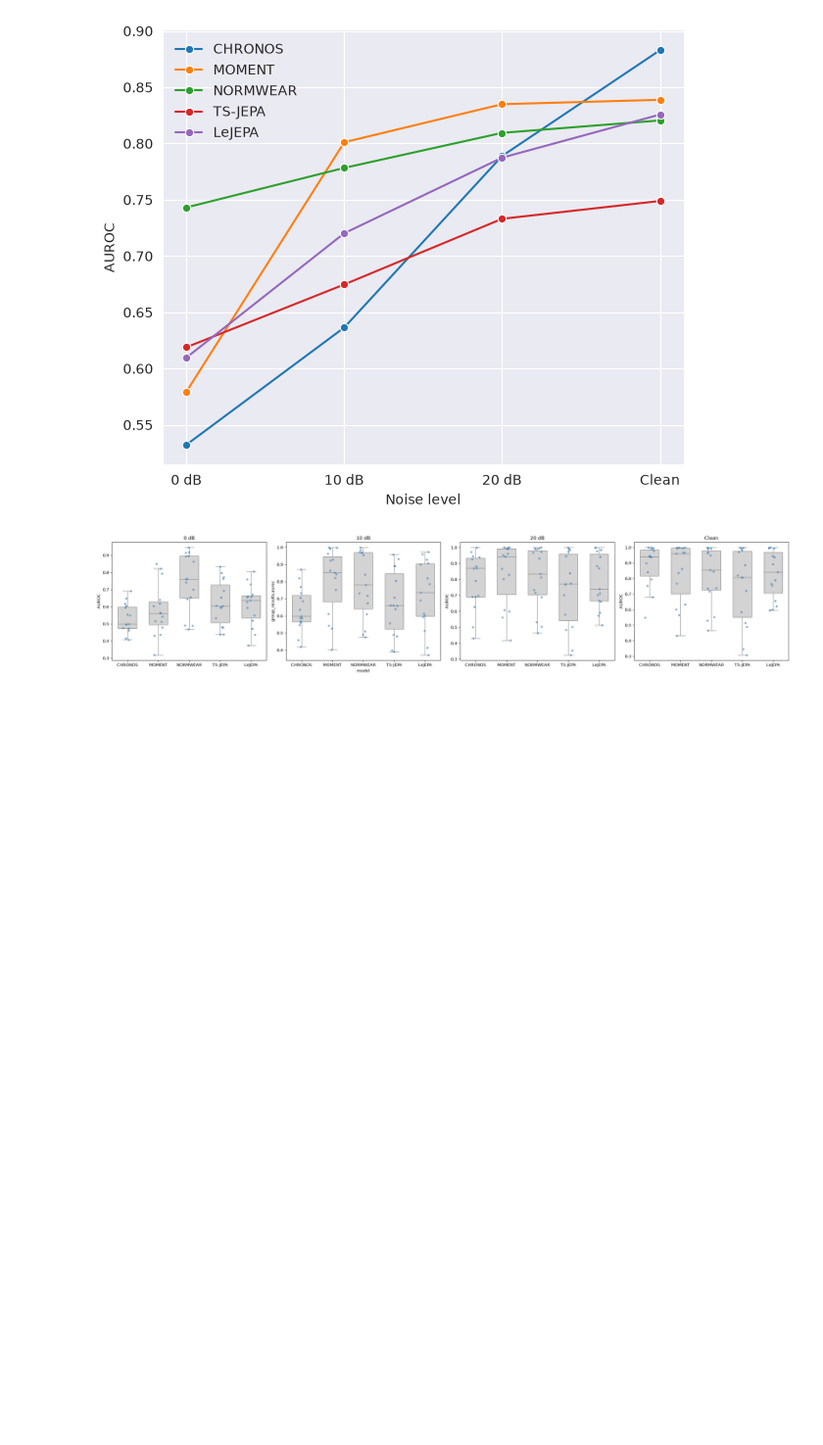
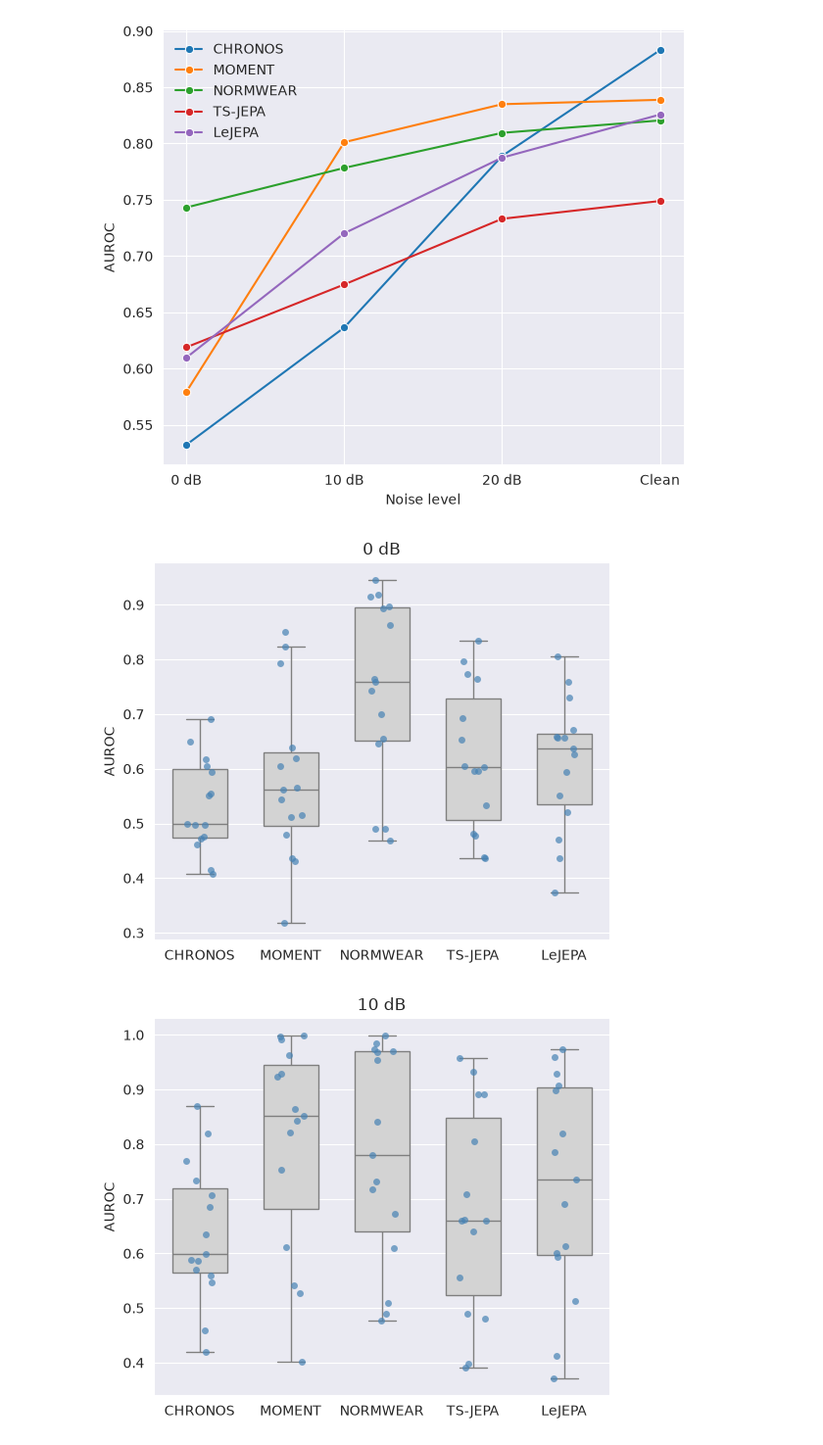
Before and after one commit to serize02/foundation-models, a Jupyter notebook: research/inference_analysis.ipynb, the cells around one changed output. Shown at 98% size. Saved outputs shown, nothing was run; the diff lists cells and outputs as text; code cells hidden in the pictures; blank space fills up the shorter version.

```diff
--- a/research/inference_analysis.ipynb
+++ b/research/inference_analysis.ipynb
@@ -166,5 +232,5 @@ plt.show()
 # %%
-chronos_scarcity_path = inference_path / "data_scarcity_chronos_wesad_256_512_Training data per class (%)null_ecg"
+chronos_scarcity_path = inference_path / "data_scarcity_chronos_wesad_256_512_null_ecg"
 chronos_scarcity_results = pd.concat([
     pd.json_normalize(json.loads((chronos_scarcity_path / "lf_0.01.json").read_text())),
     pd.json_normalize(json.loads((chronos_scarcity_path / "lf_0.05.json").read_text())),
@@ -284,6 +366,6 @@ plt.show()
 # %%
 chronos_noise_path = inference_path / "noise_stress_chronos_wesad_256_512_null_ecg"
-chronos_noise_results = pd.concat([labels=["1%", "5%", "10%", "25%", "50%", "100%"]
+chronos_noise_results = pd.concat([
     pd.json_normalize(json.loads((chronos_noise_path / "snr_0.json").read_text())).assign(noise_level="0 dB"),
     pd.json_normalize(json.loads((chronos_noise_path / "snr_10.json").read_text())).assign(noise_level="10 dB"),
     pd.json_normalize(json.loads((chronos_noise_path / "snr_20.json").read_text())).assign(noise_level="20 dB"),
@@ -343,26 +425,34 @@ with sns.axes_style("darkgrid"):
 [figure]
 [figure]
 # %%
-fig, axes = plt.subplots(1, 4, figsize=(24, 5))
-sns.boxplot(data=noise_df[noise_df["noise_level"] == "0 dB"], x="model", y="group_results.auroc", order=["CHRONOS", "MOMENT", "NORMWEAR", "TS-JEPA", "LeJEPA"], color="lightgray", showfliers=False, width=0.6, ax=axes[0])
-sns.stripplot(data=noise_df[noise_df["noise_level"] == "0 dB"], x="model", y="group_results.auroc", order=["CHRONOS", "MOMENT", "NORMWEAR", "TS-JEPA", "LeJEPA"], color="steelblue", alpha=0.7, jitter=0.15, ax=axes[0])
-axes[0].set_title("0 dB")
-axes[0].set_xlabel("")
-axes[0].set_ylabel("AUROC")
-sns.boxplot(data=noise_df[noise_df["noise_level"] == "10 dB"], x="model", y="group_results.auroc", order=["CHRONOS", "MOMENT", "NORMWEAR", "TS-JEPA", "LeJEPA"], color="lightgray", showfliers=False, width=0.6, ax=axes[1])
-sns.stripplot(data=noise_df[noise_df["noise_level"] == "10 dB"], x="model", y="group_results.auroc", order=["CHRONOS", "MOMENT", "NORMWEAR", "TS-JEPA", "LeJEPA"], color="steelblue", alpha=0.7, jitter=0.15, ax=axes[1])
-axes[1].set_title("10 dB")
-sns.boxplot(data=noise_df[noise_df["noise_level"] == "20 dB"], x="model", y="group_results.auroc", order=["CHRONOS", "MOMENT", "NORMWEAR", "TS-JEPA", "LeJEPA"], color="lightgray", showfliers=False, width=0.6, ax=axes[2])
-sns.stripplot(data=noise_df[noise_df["noise_level"] == "20 dB"], x="model", y="group_results.auroc", order=["CHRONOS", "MOMENT", "NORMWEAR", "TS-JEPA", "LeJEPA"], color="steelblue", alpha=0.7, jitter=0.15, ax=axes[2])
-axes[2].set_title("20 dB")
-axes[2].set_xlabel("")
-axes[2].set_ylabel("AUROC")
-sns.boxplot(data=noise_df[noise_df["noise_level"] == "Clean"], x="model", y="group_results.auroc", order=["CHRONOS", "MOMENT", "NORMWEAR", "TS-JEPA", "LeJEPA"], color="lightgray", showfliers=False, width=0.6, ax=axes[3])
-sns.stripplot(data=noise_df[noise_df["noise_level"] == "Clean"], x="model", y="group_results.auroc", order=["CHRONOS", "MOMENT", "NORMWEAR", "TS-JEPA", "LeJEPA"], color="steelblue", alpha=0.7, jitter=0.15, ax=axes[3])
-axes[3].set_title("Clean")
-axes[3].set_xlabel("")
-axes[3].set_ylabel("AUROC")
-plt.tight_layout()
+plt.figure(figsize=(6, 5))
+sns.boxplot(data=noise_df[noise_df["noise_level"] == "0 dB"], x="model", y="group_results.auroc", order=["CHRONOS", "MOMENT", "NORMWEAR", "TS-JEPA", "LeJEPA"], color="lightgray", showfliers=False, width=0.6)
+sns.stripplot(data=noise_df[noise_df["noise_level"] == "0 dB"], x="model", y="group_results.auroc", order=["CHRONOS", "MOMENT", "NORMWEAR", "TS-JEPA", "LeJEPA"], color="steelblue", alpha=0.7, jitter=0.15)
+plt.title("0 dB")
+plt.xlabel("")
+plt.ylabel("AUROC")
+
+plt.figure(figsize=(6, 5))
+sns.boxplot(data=noise_df[noise_df["noise_level"] == "10 dB"], x="model", y="group_results.auroc", order=["CHRONOS", "MOMENT", "NORMWEAR", "TS-JEPA", "LeJEPA"], color="lightgray", showfliers=False, width=0.6)
+sns.stripplot(data=noise_df[noise_df["noise_level"] == "10 dB"], x="model", y="group_results.auroc", order=["CHRONOS", "MOMENT", "NORMWEAR", "TS-JEPA", "LeJEPA"], color="steelblue", alpha=0.7, jitter=0.15)
+plt.title("10 dB")
+plt.xlabel("")
+plt.ylabel("AUROC")
+
+plt.figure(figsize=(6, 5))
+sns.boxplot(data=noise_df[noise_df["noise_level"] == "20 dB"], x="model", y="group_results.auroc", order=["CHRONOS", "MOMENT", "NORMWEAR", "TS-JEPA", "LeJEPA"], color="lightgray", showfliers=False, width=0.6)
+sns.stripplot(data=noise_df[noise_df["noise_level"] == "20 dB"], x="model", y="group_results.auroc", order=["CHRONOS", "MOMENT", "NORMWEAR", "TS-JEPA", "LeJEPA"], color="steelblue", alpha=0.7, jitter=0.15)
+plt.title("20 dB")
+plt.xlabel("")
+plt.ylabel("AUROC")
+
+plt.figure(figsize=(6, 5))
+sns.boxplot(data=noise_df[noise_df["noise_level"] == "Clean"], x="model", y="group_results.auroc", order=["CHRONOS", "MOMENT", "NORMWEAR", "TS-JEPA", "LeJEPA"], color="lightgray", showfliers=False, width=0.6)
+sns.stripplot(data=noise_df[noise_df["noise_level"] == "Clean"], x="model", y="group_results.auroc", order=["CHRONOS", "MOMENT", "NORMWEAR", "TS-JEPA", "LeJEPA"], color="steelblue", alpha=0.7, jitter=0.15)
+plt.title("Clean")
+plt.xlabel("")
+plt.ylabel("AUROC")
 plt.show()
 # %% [output]
-[figure, old version]
+[figure, new version]
+[figure, added]
```
Also changed, not shown: parts of 28 cells of this notebook, 16 other files.
